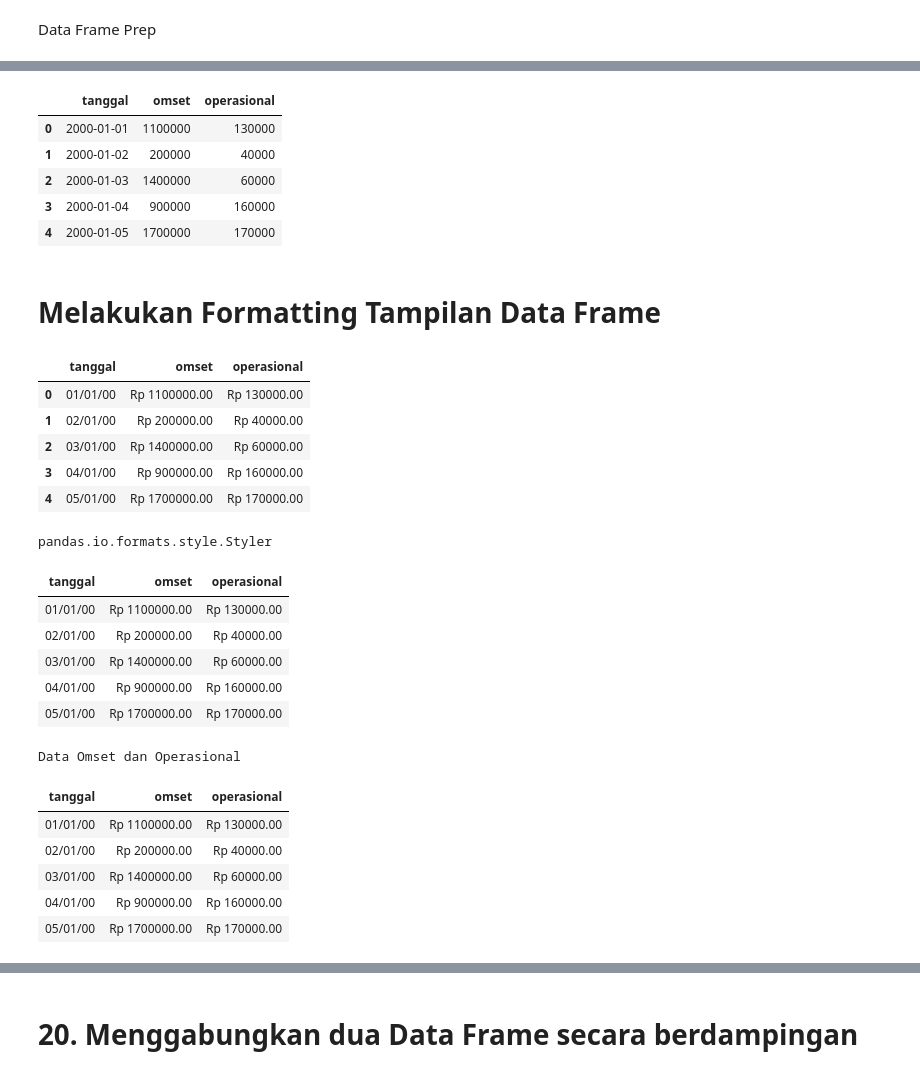
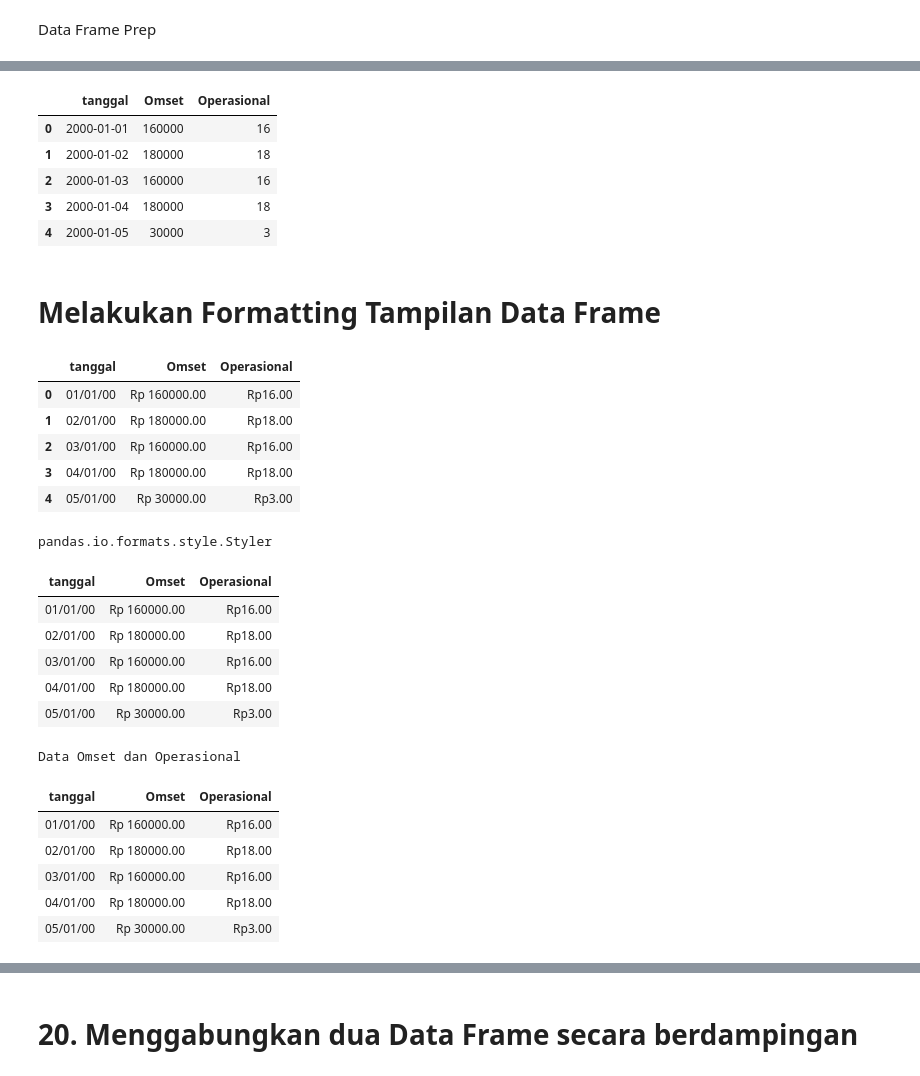
Before and after one commit to MarkvinsonAvatara/Pandas_learn, a Jupyter notebook: PythonPandasLearnWeek5.ipynb, the cells around one changed output, grey strips where cells are left out. Saved outputs shown, nothing was run; the diff lists cells and outputs as text; code cells hidden in the pictures.

```diff
--- a/PythonPandasLearnWeek5.ipynb
+++ b/PythonPandasLearnWeek5.ipynb
@@ -182,7 +181,7 @@ Data Frame Prep
 # %%
 n_rows=5
 n_cols=2
-cols=['omset','operasional']
+cols=['Omset','Operasional']
 
 df=pd.DataFrame(np.random.randint(1,20,size=(n_rows, n_cols)),
                columns=cols)
@@ -199,5 +198,5 @@ df
 # %%
-df['omset']=df['omset']*100_000
-df['operasional']=df['operasional']*10_000
+df['Omset']=df['Operasional']*100_000
+df['Omset']=df['Operasional']*10_000
 df
 # %% [output]
@@ -213,27 +212,28 @@ df = df.reset_index()
 df = df.rename(columns={'index':'tanggal'})
 df
 # %% [output]
-|  | tanggal | omset | operasional |
-| 0 | 2000-01-01 | 1100000 | 130000 |
-| 1 | 2000-01-02 | 200000 | 40000 |
-| 2 | 2000-01-03 | 1400000 | 60000 |
-| 3 | 2000-01-04 | 900000 | 160000 |
-| 4 | 2000-01-05 | 1700000 | 170000 |
+|  | tanggal | Omset | Operasional |
+| 0 | 2000-01-01 | 160000 | 16 |
+| 1 | 2000-01-02 | 180000 | 18 |
+| 2 | 2000-01-03 | 160000 | 16 |
+| 3 | 2000-01-04 | 180000 | 18 |
+| 4 | 2000-01-05 | 30000 | 3 |
 # %% [markdown]
 # Melakukan Formatting Tampilan Data Frame
 # %%
-formatku = {'tanggal':'{:%d/%m/%y}',
-           'operasional':'Rp {:.2f}',
-           'omset':'Rp {:.2f}'}
+formatku = {'tanggal':'{:%d/%m/%y}', # untuk membentuk format tanggal
+           'Omset': 'Rp {:.2f}',
+            'Operasional': 'Rp{:.2f}'}
 laporan = df.style.format(formatku)
 laporan
+#2f berarti menampilkan nilai dengan 2 angka dibelakang koma
 # %% [output]
-|  | tanggal | omset | operasional |
-| 0 | 01/01/00 | Rp 1100000.00 | Rp 130000.00 |
-| 1 | 02/01/00 | Rp 200000.00 | Rp 40000.00 |
-| 2 | 03/01/00 | Rp 1400000.00 | Rp 60000.00 |
-| 3 | 04/01/00 | Rp 900000.00 | Rp 160000.00 |
-| 4 | 05/01/00 | Rp 1700000.00 | Rp 170000.00 |
+|  | tanggal | Omset | Operasional |
+| 0 | 01/01/00 | Rp 160000.00 | Rp16.00 |
+| 1 | 02/01/00 | Rp 180000.00 | Rp18.00 |
+| 2 | 03/01/00 | Rp 160000.00 | Rp16.00 |
+| 3 | 04/01/00 | Rp 180000.00 | Rp18.00 |
+| 4 | 05/01/00 | Rp 30000.00 | Rp3.00 |
 # %%
 type(laporan)
 # %% [output]
@@ -241,20 +241,20 @@ pandas.io.formats.style.Styler
 # %%
 laporan.hide_index()
 # %% [output]
-| tanggal | omset | operasional |
-| 01/01/00 | Rp 1100000.00 | Rp 130000.00 |
-| 02/01/00 | Rp 200000.00 | Rp 40000.00 |
-| 03/01/00 | Rp 1400000.00 | Rp 60000.00 |
-| 04/01/00 | Rp 900000.00 | Rp 160000.00 |
-| 05/01/00 | Rp 1700000.00 | Rp 170000.00 |
+| tanggal | Omset | Operasional |
+| 01/01/00 | Rp 160000.00 | Rp16.00 |
+| 02/01/00 | Rp 180000.00 | Rp18.00 |
+| 03/01/00 | Rp 160000.00 | Rp16.00 |
+| 04/01/00 | Rp 180000.00 | Rp18.00 |
+| 05/01/00 | Rp 30000.00 | Rp3.00 |
 # %%
 laporan.set_caption('Data Omset dan Operasional')
 # %% [output]
 Data Omset dan Operasional
-| tanggal | omset | operasional |
-| 01/01/00 | Rp 1100000.00 | Rp 130000.00 |
-| 02/01/00 | Rp 200000.00 | Rp 40000.00 |
-| 03/01/00 | Rp 1400000.00 | Rp 60000.00 |
-| 04/01/00 | Rp 900000.00 | Rp 160000.00 |
-| 05/01/00 | Rp 1700000.00 | Rp 170000.00 |
+| tanggal | Omset | Operasional |
+| 01/01/00 | Rp 160000.00 | Rp16.00 |
+| 02/01/00 | Rp 180000.00 | Rp18.00 |
+| 03/01/00 | Rp 160000.00 | Rp16.00 |
+| 04/01/00 | Rp 180000.00 | Rp18.00 |
+| 05/01/00 | Rp 30000.00 | Rp3.00 |
 # %%
```
Also changed, not shown: parts of 14 cells of this notebook.
